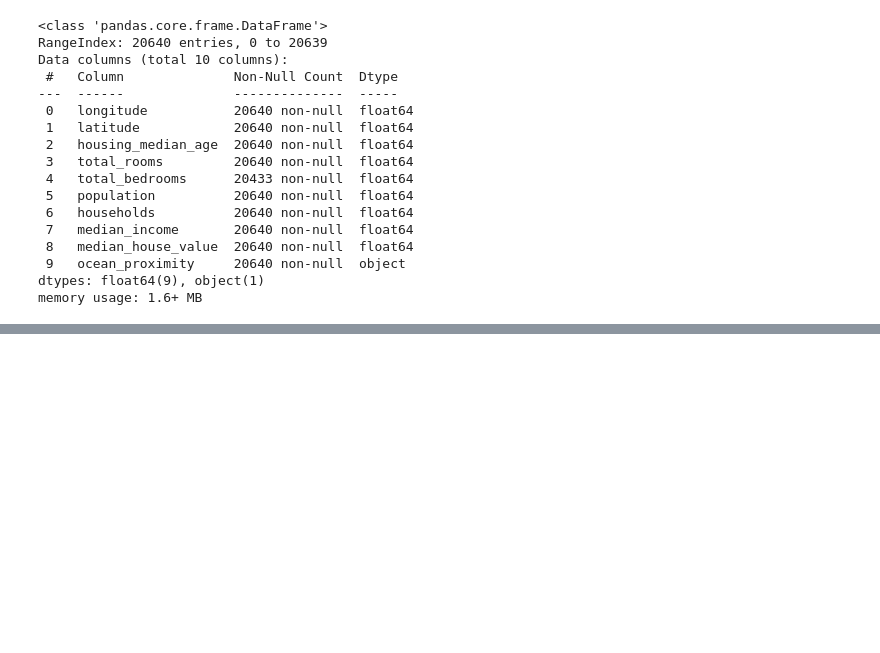
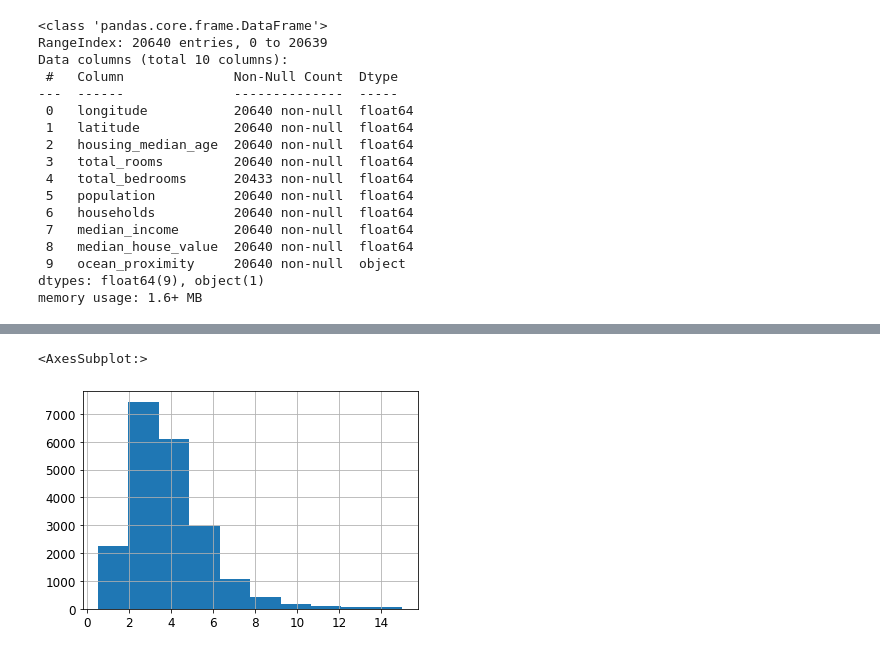
Before and after one commit to tam-ng0905/handson-ml, a Jupyter notebook: Practice/02_End to End.ipynb, the cells around one changed output, grey strips where cells are left out. Saved outputs shown, nothing was run; the diff lists cells and outputs as text; code cells hidden in the pictures; blank space fills up the shorter version.

```diff
--- a/Practice/02_End to End.ipynb
+++ b/Practice/02_End to End.ipynb
@@ -88,0 +165,5 @@ AttributeError: 'Series' object has no attribute 'value_count'
+# %%
+housing["median_income"].hist()
+# %% [output]
+<AxesSubplot:>
+[figure, added]
```
Also changed, not shown: parts of 16 cells of this notebook, 3 other files.
